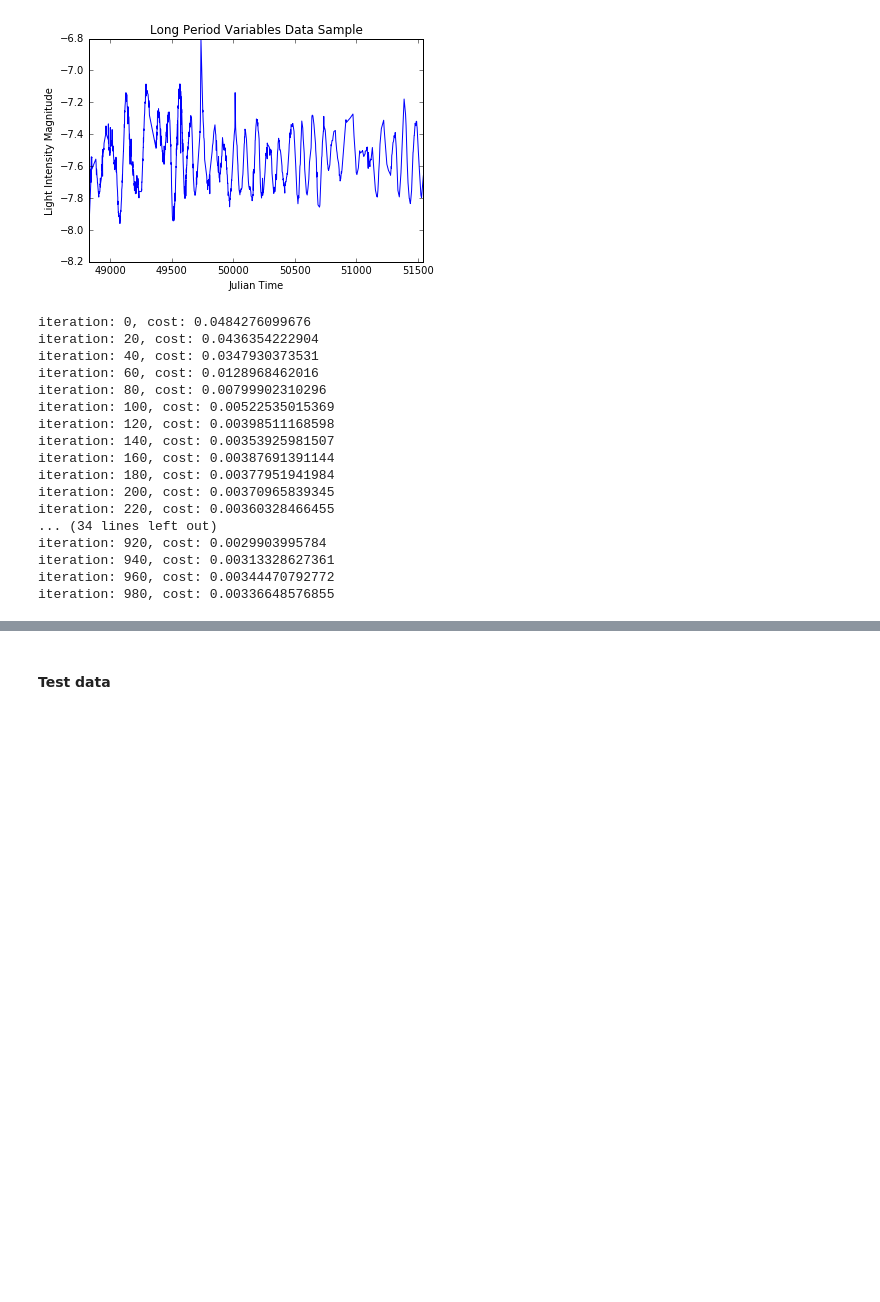
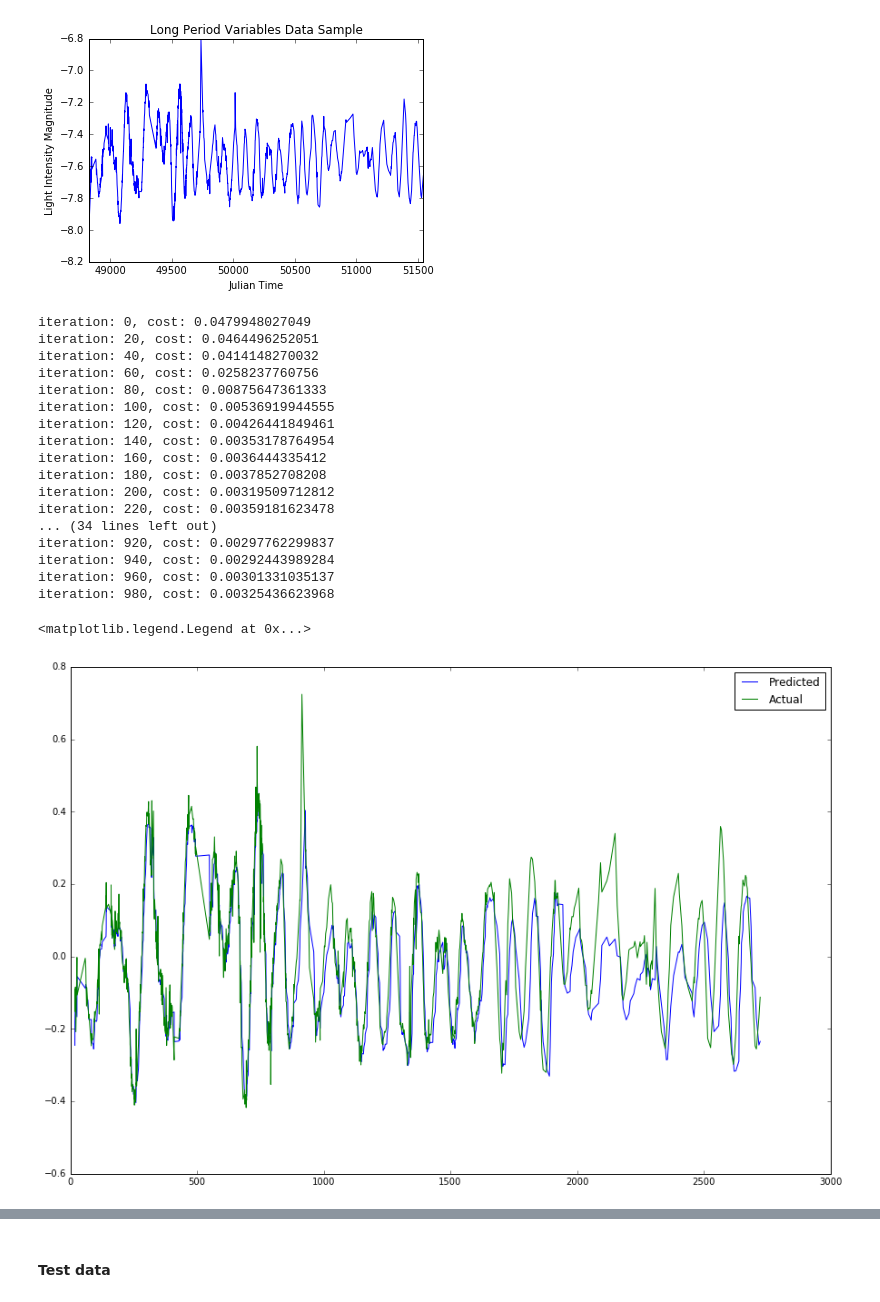
Before and after one commit to abhishekmalali/lstm_theano, a Jupyter notebook: test_basic.ipynb, the cells around one changed output, grey strips where cells are left out. Cells and saved outputs as stored; diff of their text form; code cells hidden in the pictures; blank space fills up the shorter version.

Commit message:
basic commit

```diff
--- a/test_basic.ipynb
+++ b/test_basic.ipynb
@@ -433,7 +433,7 @@ plt.ylabel('Light Intensity Magnitude')
 <matplotlib.text.Text at 0x...>
 [figure]
 # %%
-lstm_model = basicLSTM(4, num_cells=200)
+lstm_model = basicLSTM(4, num_cells=50)
 # %%
 n_iterations = 1000
 for i in range(n_iterations):
@@ -445,25 +445,33 @@ for i in range(n_iterations):
     if i%20 == 0:
         print "iteration: %s, cost: %s" % (i, float(r_cost[0]))
 # %% [output]
-iteration: 0, cost: 0.0484276099676
-iteration: 20, cost: 0.0436354222904
-iteration: 40, cost: 0.0347930373531
-iteration: 60, cost: 0.0128968462016
-iteration: 80, cost: 0.00799902310296
-iteration: 100, cost: 0.00522535015369
-iteration: 120, cost: 0.00398511168598
-iteration: 140, cost: 0.00353925981507
-iteration: 160, cost: 0.00387691391144
-iteration: 180, cost: 0.00377951941984
-iteration: 200, cost: 0.00370965839345
-iteration: 220, cost: 0.00360328466455
+iteration: 0, cost: 0.0479948027049
+iteration: 20, cost: 0.0464496252051
+iteration: 40, cost: 0.0414148270032
+iteration: 60, cost: 0.0258237760756
+iteration: 80, cost: 0.00875647361333
+iteration: 100, cost: 0.00536919944555
+iteration: 120, cost: 0.00426441849461
+iteration: 140, cost: 0.00353178764954
+iteration: 160, cost: 0.0036444335412
+iteration: 180, cost: 0.0037852708208
+iteration: 200, cost: 0.00319509712812
+iteration: 220, cost: 0.00359181623478
 ... (34 lines left out)
-iteration: 920, cost: 0.0029903995784
-iteration: 940, cost: 0.00313328627361
-iteration: 960, cost: 0.00344470792772
-iteration: 980, cost: 0.00336648576855
+iteration: 920, cost: 0.00297762299837
+iteration: 940, cost: 0.00292443989284
+iteration: 960, cost: 0.00301331035137
+iteration: 980, cost: 0.00325436623968
 # %%
 data_mat, resp_mat, time_vec, data_mean = acc_vel_irregular_dataset(data_df)
+# %%
+plt.figure(figsize=(15,10))
+plt.plot(time_vec, lstm_model.predict(data_mat)[0], label='Predicted')
+plt.plot(time_vec, resp_mat, label='Actual')
+plt.legend()
+# %% [output]
+<matplotlib.legend.Legend at 0x...>
+[figure, added]
 # %%
 plt.figure(figsize=(15,10))
 plt.plot(time_vec, lstm_model.predict(data_mat)[0], label='Predicted')
```
Also changed, not shown: parts of 5 cells of this notebook, 1 other file.
